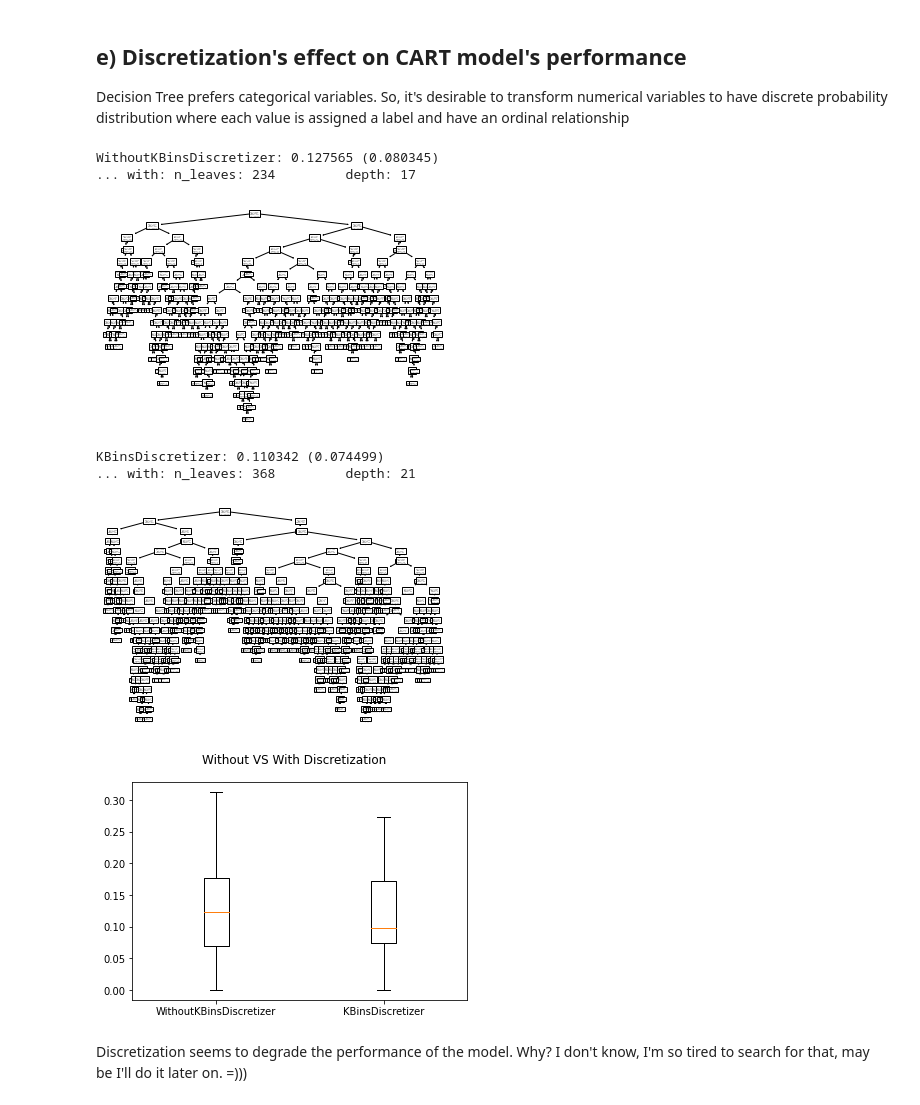
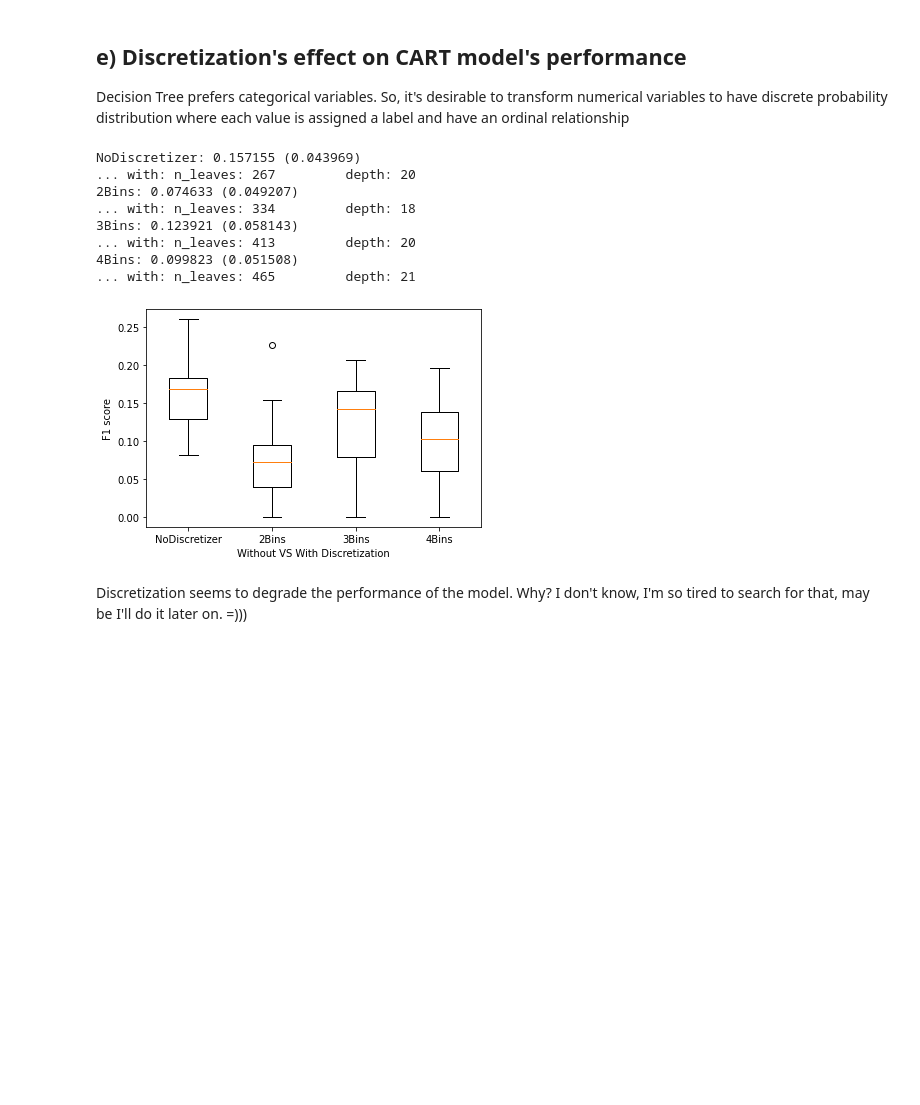
Before and after one commit to LapTQ/IT31903_123220_Group18_Stroke-prediction, a Jupyter notebook: cart.ipynb, the cells around one changed output. Cells and saved outputs as stored; diff of their text form; code cells hidden in the pictures; blank space fills up the shorter version.

```diff
--- a/cart.ipynb
+++ b/cart.ipynb
@@ -367,21 +400,24 @@ Downhere, we'll select strategy for data transformation
 From the name and unique values of each categorical feature listed above, it's intuitive to label all of them as nominal, but we'll try treating them as ordinal for some kind of experiments later on.
 # %%
 # Box plots
-def my_boxplot(title, data, labels):
+def my_boxplot(data, labels, xlabel, ylabel):
     fig = pyplot.figure()
-    fig.suptitle(title)
     ax = fig.add_subplot(111)
     pyplot.boxplot(data)
     ax.set_xticklabels(labels)
+    pyplot.xlabel(xlabel)
+    pyplot.ylabel(ylabel)
+    pyplot.savefig(xlabel + ".png")
     pyplot.show()
 
 
-def my_lineplot(x, y1, y2, label1, label2, xlabel, ylabel):
+def my_lineplot(x, y1, y2, label1, label2, xlabel, ylabel, title):
     line1 = pyplot.plot(x, y1, '-o', label=label1)
     line2 = pyplot.plot(x, y2, '-o', label=label2)
     pyplot.legend()
     pyplot.ylabel(ylabel)
     pyplot.xlabel(xlabel)
+    pyplot.savefig(title + ".png")
     pyplot.show()
 # %% [markdown]
 # 4. Evaluate Algorithms
@@ -398,7 +434,7 @@ We will use repeated stratified 10-fold cross validation to estimate F1 score.
 
 We'll not use `accuracy` as evaluation metric because it is only suitable when there are an equal number of observations in each class. However, that's not the case in our problem.
 # %%
-num_folds = 10
+num_folds = 5
 scoring = 'f1'
 # %% [markdown]
 ## c) SMOTE's effect on CART model's performance
@@ -442,7 +480,7 @@ for _ in range(iter_nums):
         imb_model = Pipeline([('Trans', transformer),
                               ('CART', DecisionTreeClassifier())])
         smote_model = Pipeline([('Trans', transformer),
-                                ('SMOTE', SMOTE(sampling_strategy=ratios[i])),
+                                ('SMOTE', SVMSMOTE(sampling_strategy=ratios[i])),
                                 ('CART', DecisionTreeClassifier())])
         kfold = RepeatedStratifiedKFold(n_splits=num_folds, n_repeats=5)
 
@@ -456,5 +494,5 @@ avg_imb_scores = [i/iter_nums for i in sum_imb_scores]
 avg_smote_scores = [i/iter_nums for i in sum_smote_scores]
 
 # Line plots
-my_lineplot(x=ratios, y1=avg_imb_scores, y2=avg_smote_scores, label1='Without SMOTE', label2='SMOTE', xlabel='sampling_strategy', ylabel='F1 score')
+my_lineplot(x=ratios, y1=avg_imb_scores, y2=avg_smote_scores, label1='Without SMOTE', label2='SMOTE', xlabel='sampling_strategy', ylabel='F1 score', title="SMOTE_effect")
 # %% [output]
@@ -477,7 +515,7 @@ models = []
 
 for name, transformer in transformers:
     model = Pipeline([('Trans', transformer),
-                      ('SMOTE', SMOTE(sampling_strategy=0.4)),
+                      ('SMOTE', SVMSMOTE(sampling_strategy=0.3)),
                       ('CART', DecisionTreeClassifier())])
     kfold = RepeatedStratifiedKFold(n_splits=num_folds, n_repeats=5)
     cv_results = cross_val_score(model, X_train, Y_train, cv=kfold, scoring=scoring)
@@ -489,8 +527,8 @@ for name, transformer in transformers:
     model.fit(X_train, Y_train)
     models.append(model)
     print("... with: n_leaves: %d \tdepth: %d" % (model['CART'].get_n_leaves(), model['CART'].get_depth()))
-    tree.plot_tree(model['CART'])
+    # tree.plot_tree(model['CART'])
     pyplot.show()
 
-my_boxplot(title='Ordinal VS Onehot', data=results, labels=names)
+my_boxplot(xlabel='Ordinal VS Onehot', data=results, labels=names, ylabel="F1 score")
 # %% [output]
@@ -526,40 +562,49 @@ In the figure above, ...
 
 Decision Tree prefers categorical variables. So, it's desirable to transform numerical variables to have discrete probability distribution where each value is assigned a label and have an ordinal relationship
 # %%
-transformers = [('WithoutKBinsDiscretizer', ColumnTransformer([('SimpleImputer', SimpleImputer(), numerical_ix),
+transformers = [('NoDiscretizer', ColumnTransformer([('SimpleImputer', SimpleImputer(), numerical_ix),
                                                                ('OrdinalEncoder', OrdinalEncoder(), categorical_ix)],
                                                               remainder='passthrough')),
-                ('KBinsDiscretizer', ColumnTransformer([('NumTrans', Pipeline([('SimpleImputer', SimpleImputer()), ('KBinsDiscretizer', KBinsDiscretizer(n_bins=4, encode='ordinal', strategy='kmeans'))]), numerical_ix),
+                ('2Bins', ColumnTransformer([('NumTrans', Pipeline([('SimpleImputer', SimpleImputer()), ('KBinsDiscretizer', KBinsDiscretizer(n_bins=2, encode='ordinal', strategy='kmeans'))]), numerical_ix),
+                                                        ('OrdinalEncoder', OrdinalEncoder(), categorical_ix)],
+                                                       remainder='passthrough')),
+                ('3Bins', ColumnTransformer([('NumTrans', Pipeline([('SimpleImputer', SimpleImputer()), ('KBinsDiscretizer', KBinsDiscretizer(n_bins=3, encode='ordinal', strategy='kmeans'))]), numerical_ix),
+                                                        ('OrdinalEncoder', OrdinalEncoder(), categorical_ix)],
+                                                       remainder='passthrough')),
+                ('4Bins', ColumnTransformer([('NumTrans', Pipeline([('SimpleImputer', SimpleImputer()), ('KBinsDiscretizer', KBinsDiscretizer(n_bins=4, encode='ordinal', strategy='kmeans'))]), numerical_ix),
                                                         ('OrdinalEncoder', OrdinalEncoder(), categorical_ix)],
                                                        remainder='passthrough'))
+
                 ]
 results = []
 names = []
 for name, transformer in transformers:
     model = Pipeline([('Trans', transformer),
-                      ('SMOTE', SMOTE(sampling_strategy=0.4)),
+                      ('SMOTE', SVMSMOTE(sampling_strategy=0.3)),
                       ('CART', DecisionTreeClassifier())])
     kfold = RepeatedStratifiedKFold(n_splits=num_folds, n_repeats=5)
     cv_results = cross_val_score(model, X_train, Y_train, cv=kfold, scoring=scoring)
 
     results.append(cv_results)
     names.append(name)
     print("%s: %f (%f)" % (name, cv_results.mean(), cv_results.std()))
 
     model.fit(X_train, Y_train)
     print("... with: n_leaves: %d \tdepth: %d" % (model['CART'].get_n_leaves(), model['CART'].get_depth()))
-    tree.plot_tree(model['CART'])
+    # tree.plot_tree(model['CART'])
     pyplot.show()
 
-my_boxplot(title='Without VS With Discretization', data=results, labels=names)
+my_boxplot(xlabel='Without VS With Discretization', data=results, labels=names, ylabel="F1 score")
 # %% [output]
-WithoutKBinsDiscretizer: 0.127565 (0.080345)
-... with: n_leaves: 234         depth: 17
+NoDiscretizer: 0.157155 (0.043969)
+... with: n_leaves: 267         depth: 20
+2Bins: 0.074633 (0.049207)
+... with: n_leaves: 334         depth: 18
+3Bins: 0.123921 (0.058143)
+... with: n_leaves: 413         depth: 20
+4Bins: 0.099823 (0.051508)
+... with: n_leaves: 465         depth: 21
-[figure, old version]
+[figure, new version]
-KBinsDiscretizer: 0.110342 (0.074499)
-... with: n_leaves: 368         depth: 21
-[figure, removed]
-[figure, removed]
 # %% [markdown]
 Discretization seems to degrade the performance of the model. Why? I don't know, I'm so tired to search for that, may be I'll do it later on. =)))
 # %% [markdown]
```
Also changed, not shown: parts of 26 cells of this notebook, 10 other files.
